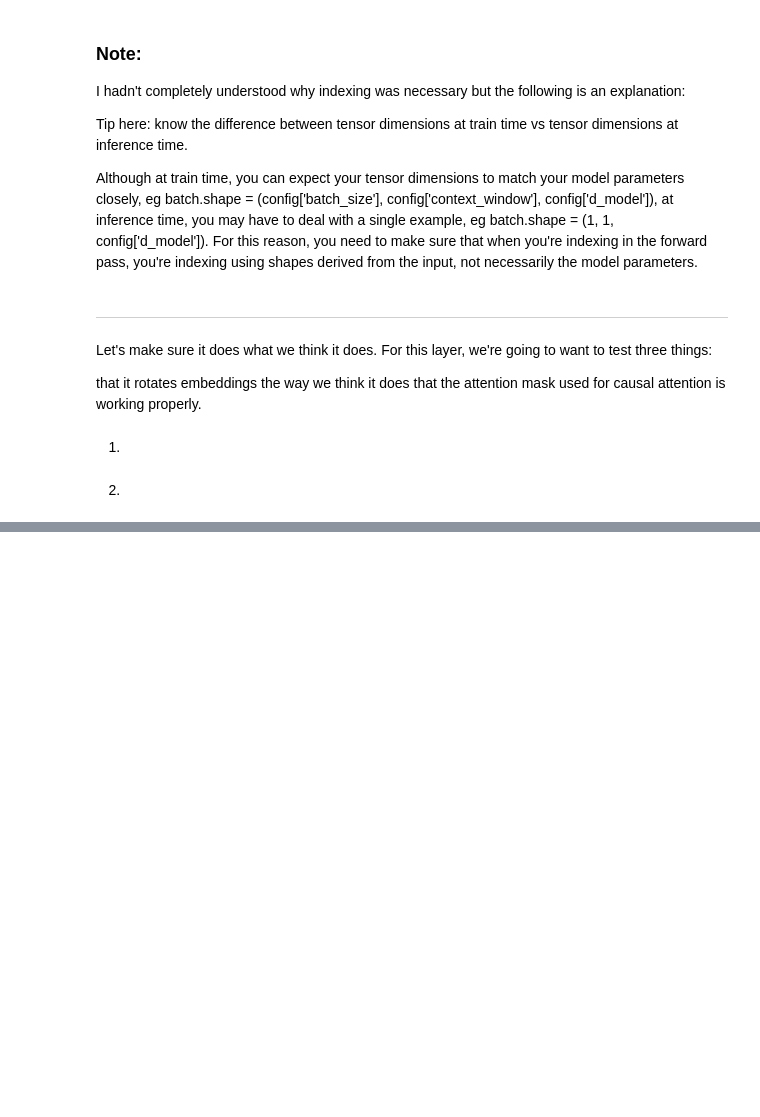
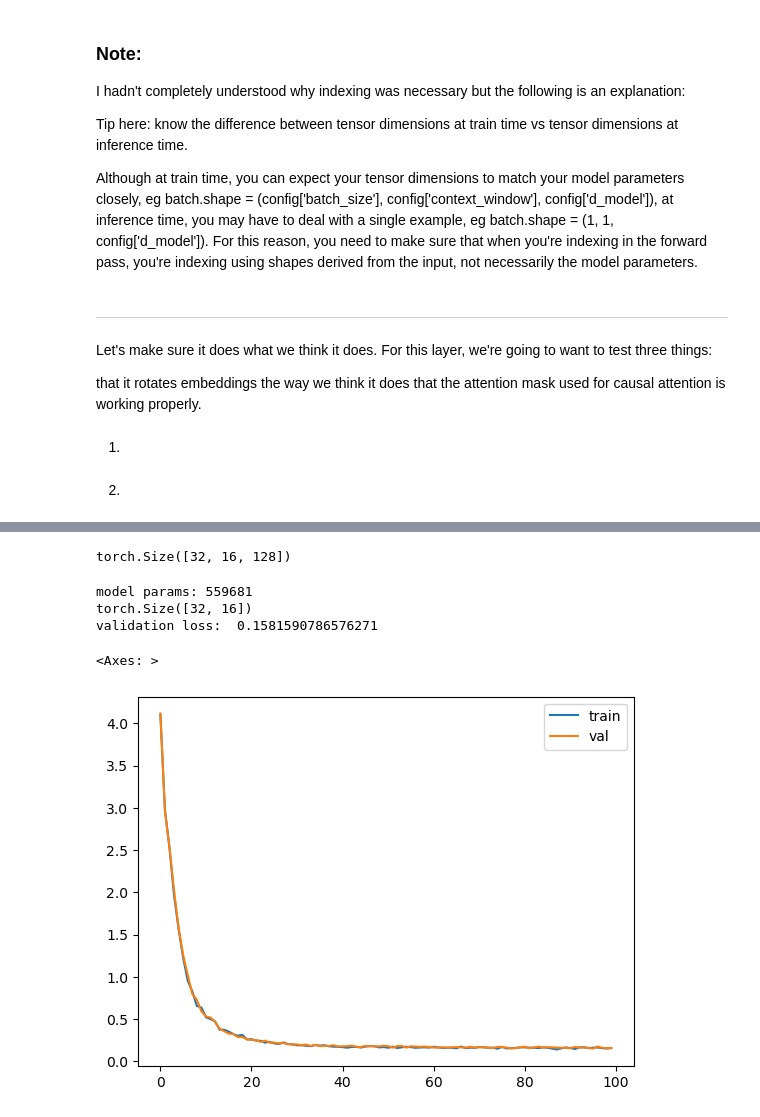
Before and after one commit to ysurs/Multimodal_llms, a Jupyter notebook: llama.ipynb, the cells around one changed output, grey strips where cells are left out. Drawn from its saved outputs; the diff is of its cells as text; code cells hidden in the pictures; blank space fills up the shorter version.

Commit message:
incorporated rope and generated text from the model

```diff
--- a/llama.ipynb
+++ b/llama.ipynb
@@ -657,0 +679,80 @@ assert torch.allclose(q @ k, x_k.T @ layer.w_k.weight.T @ layer.R[n-m, :, :].T @
+# %%
+# definitely there's an optimization we could make where we cache the rotation matrices, but skip.
+class RoPEMultiheadAttention(nn.Module):
+    def __init__(self, config):
+        super().__init__()
+        self.config = config
+        self.heads = nn.ModuleList([
+            RoPEAttentionHead(config) for _ in range(config['n_heads'])
+        ])
+        self.linear = nn.Linear(config['n_heads'] * config['d_model'], config['d_model'])
+        self.dropout = nn.Dropout(.1)
+
+    def forward(self, x):
+        heads = [h(x) for h in self.heads]
+        x = torch.cat(heads, dim=-1)
+        x = self.linear(x)
+        x = self.dropout(x)
+        return x
+
+MASTER_CONFIG.update({
+    'n_heads': 8,
+})
+layer = RoPEMultiheadAttention(MASTER_CONFIG)
+batch = torch.ones((MASTER_CONFIG['batch_size'], MASTER_CONFIG['context_window'], MASTER_CONFIG['d_model']))
+output = layer(batch)
+output.shape
+# %% [output]
+torch.Size([32, 16, 128])
+# %%
+class RopeModel(nn.Module):
+    def __init__(self, config):
+        super().__init__()
+        self.config = config
+
+        self.embedding = nn.Embedding(config['vocab_size'], config['d_model'])
+        self.rms = RMSNorm((config['context_window'], config['d_model']))
+        self.rope_attention = RoPEMultiheadAttention(config)
+
+        self.linear = nn.Sequential(
+            nn.Linear(config['d_model'], config['d_model']),
+            nn.ReLU(),
+        )
+
+        self.last_linear = nn.Linear(config['d_model'], config['vocab_size'])
+
+        print("model params:", sum([m.numel() for m in self.parameters()]))
+
+    def forward(self, idx, targets=None):
+        x = self.embedding(idx)
+
+        # one block of attention
+        x = self.rms(x) # rms pre-normalization
+        x = x + self.rope_attention(x)
+
+        x = self.rms(x) # rms pre-normalization
+        x = x + self.linear(x)
+
+        logits = self.last_linear(x)
+
+        if targets is not None:
+            loss = F.cross_entropy(logits.view(-1, self.config['vocab_size']), targets.view(-1))
+            return logits, loss
+
+        else:
+            return logits
+
+model = RopeModel(MASTER_CONFIG)
+xs, ys = get_batches(dataset, 'train', MASTER_CONFIG['batch_size'], MASTER_CONFIG['context_window'])
+print(ys.shape)
+
+
+logits, loss = model(xs, ys)
+optimizer = torch.optim.Adam(model.parameters())
+train(model, optimizer)
+# %% [output]
+model params: 559681
+torch.Size([32, 16])
+validation loss:  0.1581590786576271
+<Axes: >
+[figure, added]
```
Also changed, not shown: parts of 16 cells of this notebook.
